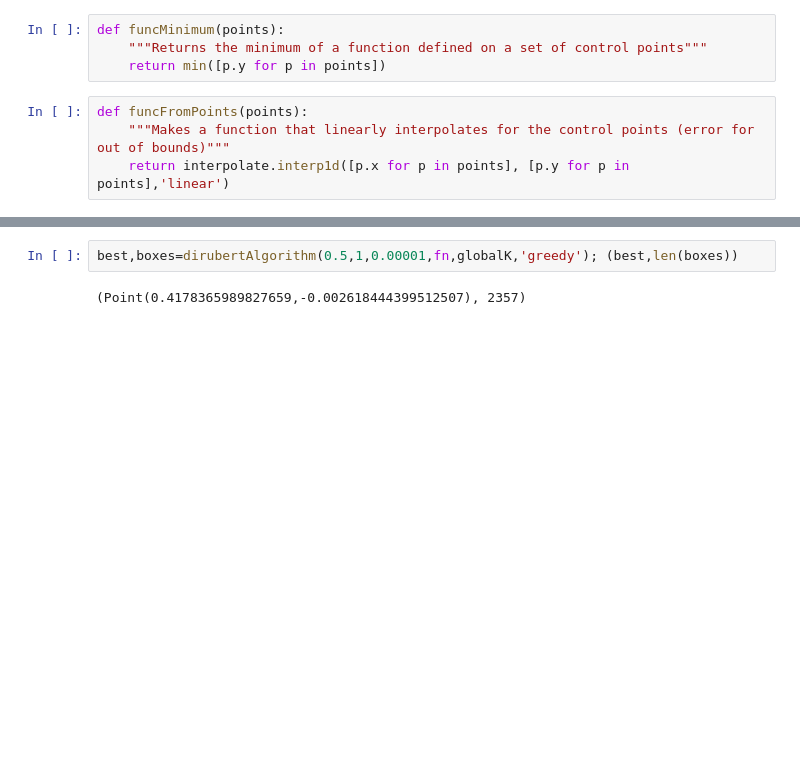
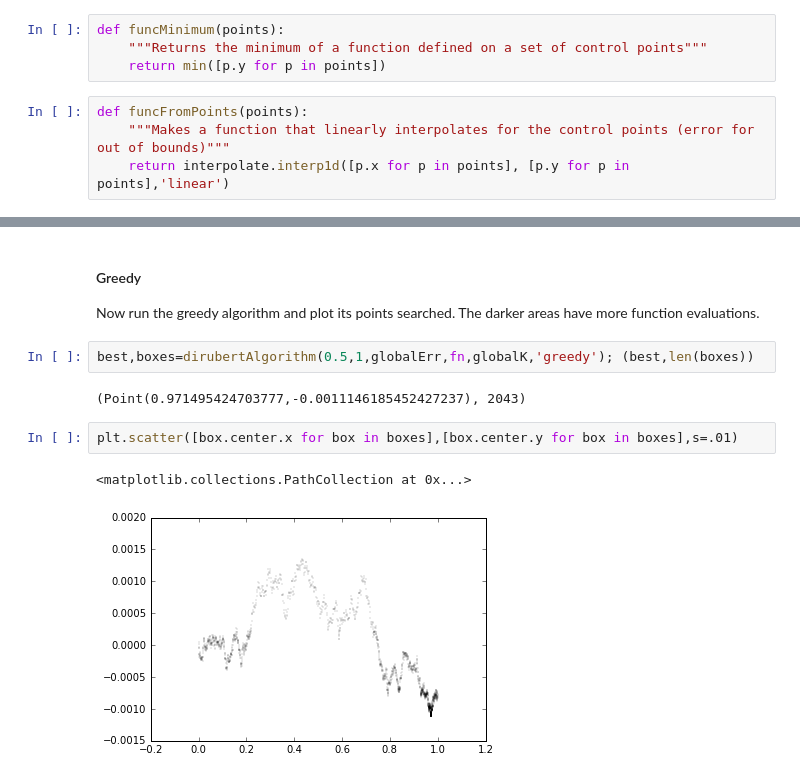
Before and after one commit to RadixSeven/LipschitzOpt, a Jupyter notebook: 1DOpt.ipynb, the cells around one changed output, grey strips where cells are left out. Cells and saved outputs as stored; diff of their text form; blank space fills up the shorter version.

```diff
--- a/1DOpt.ipynb
+++ b/1DOpt.ipynb
@@ -399,4 +413,13 @@ funcMinimum(cp)
+# %% [markdown]
+#### Greedy
+
+Now run the greedy algorithm and plot its points searched. The darker areas have more function evaluations.
 # %%
-best,boxes=dirubertAlgorithm(0.5,1,0.00001,fn,globalK,'greedy'); (best,len(boxes))
+best,boxes=dirubertAlgorithm(0.5,1,globalErr,fn,globalK,'greedy'); (best,len(boxes))
 # %% [output]
-(Point(0.4178365989827659,-0.002618444399512507), 2357)
+(Point(0.971495424703777,-0.0011146185452427237), 2043)
+# %%
+plt.scatter([box.center.x for box in boxes],[box.center.y for box in boxes],s=.01)
+# %% [output]
+<matplotlib.collections.PathCollection at 0x...>
+[figure, added]
```
Also changed, not shown: parts of 23 cells of this notebook.
